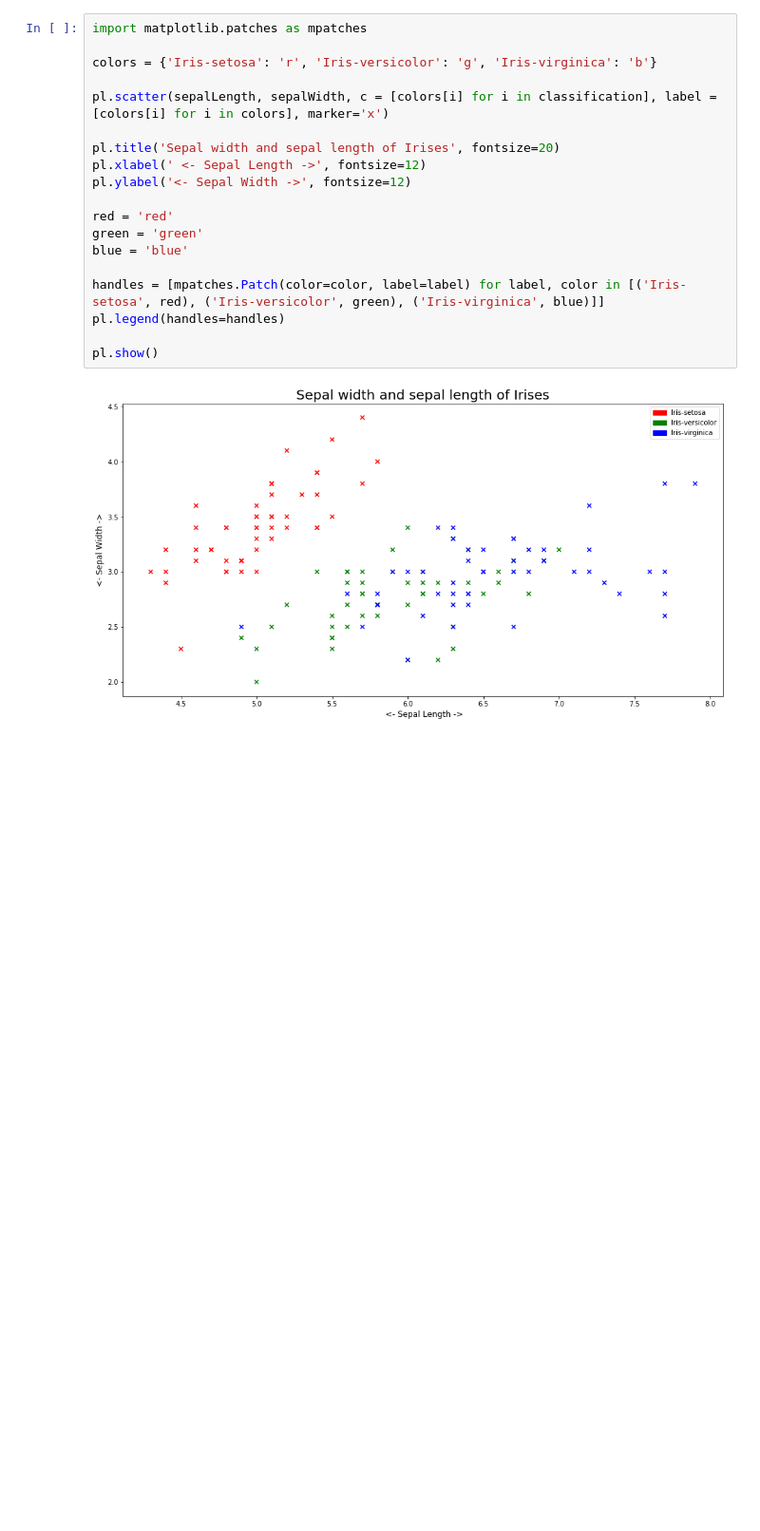
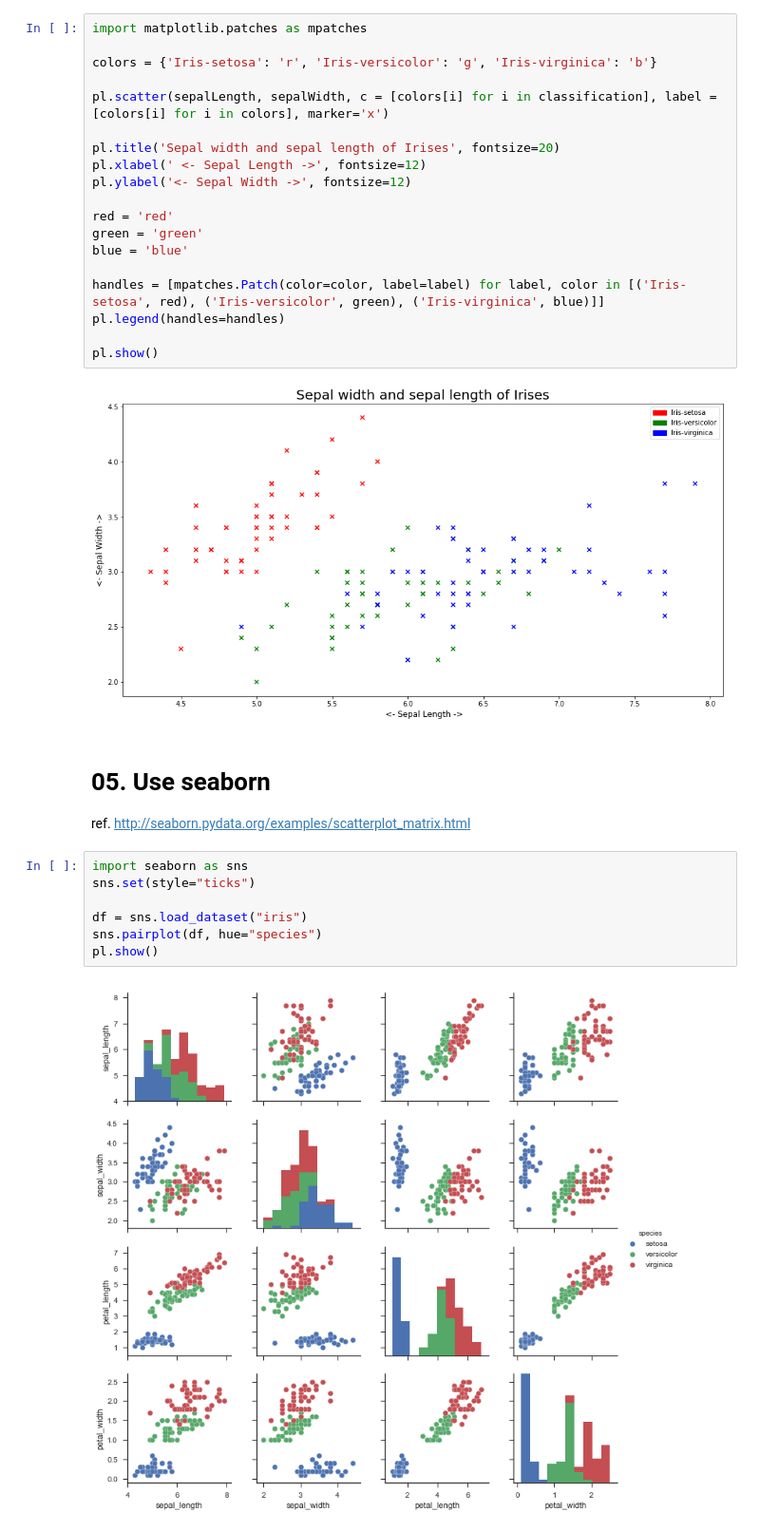
Before and after one commit to RicardsGraudins/Iris-Flower-Data-Set, a Jupyter notebook: Iris.ipynb, the cells around one changed output. Shown: that part at 95% size. Saved outputs shown, nothing was run; the diff lists cells and outputs as text; blank space fills up the shorter version.

```diff
--- a/Iris.ipynb
+++ b/Iris.ipynb
@@ -87,3 +87,15 @@ pl.legend(handles=handles)
 pl.show()
 # %% [output]
 [figure]
+# %% [markdown]
+# 05. Use seaborn
+ref. http://seaborn.pydata.org/examples/scatterplot_matrix.html
+# %%
+import seaborn as sns
+sns.set(style="ticks")
+
+df = sns.load_dataset("iris")
+sns.pairplot(df, hue="species")
+pl.show()
+# %% [output]
+[figure, added]
```
